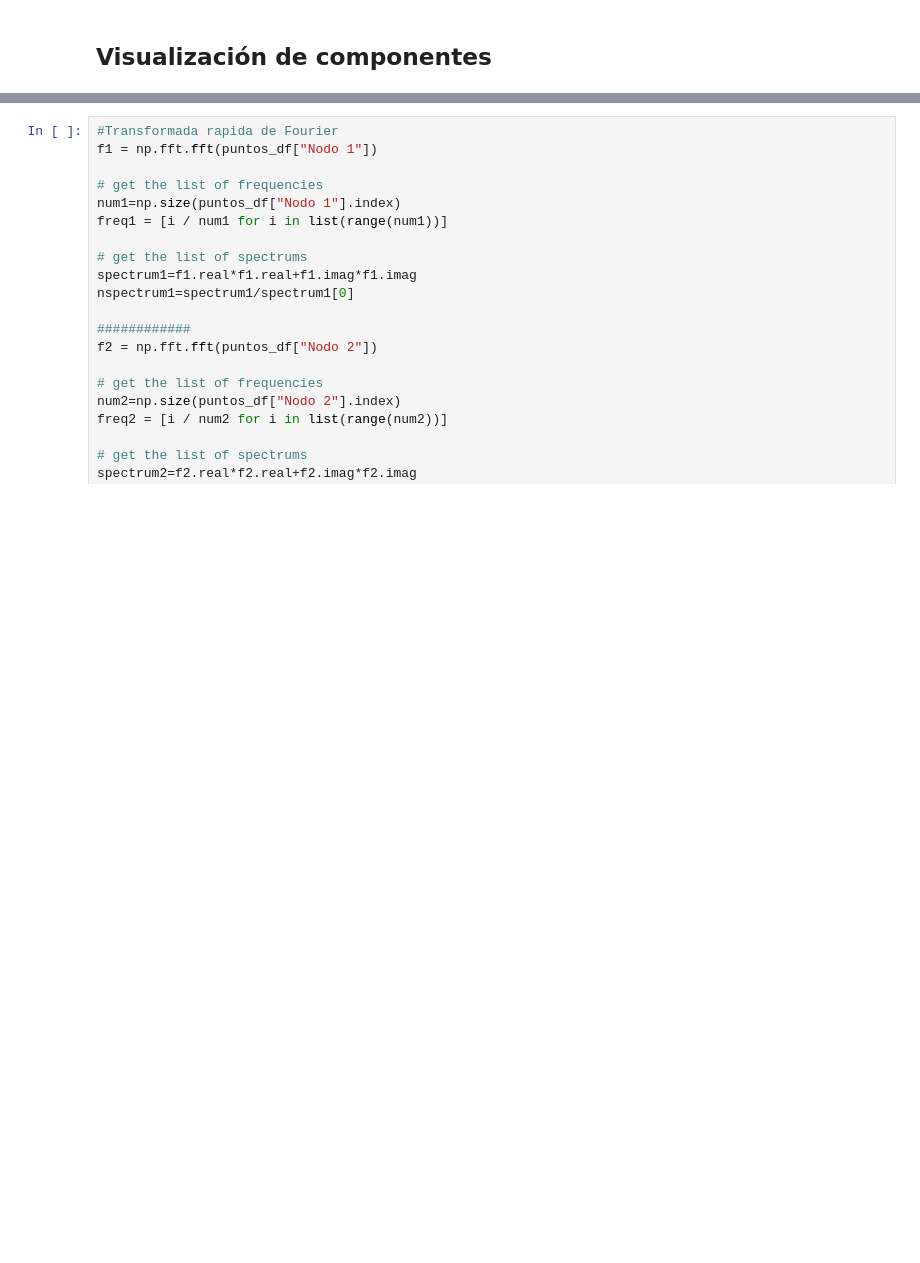
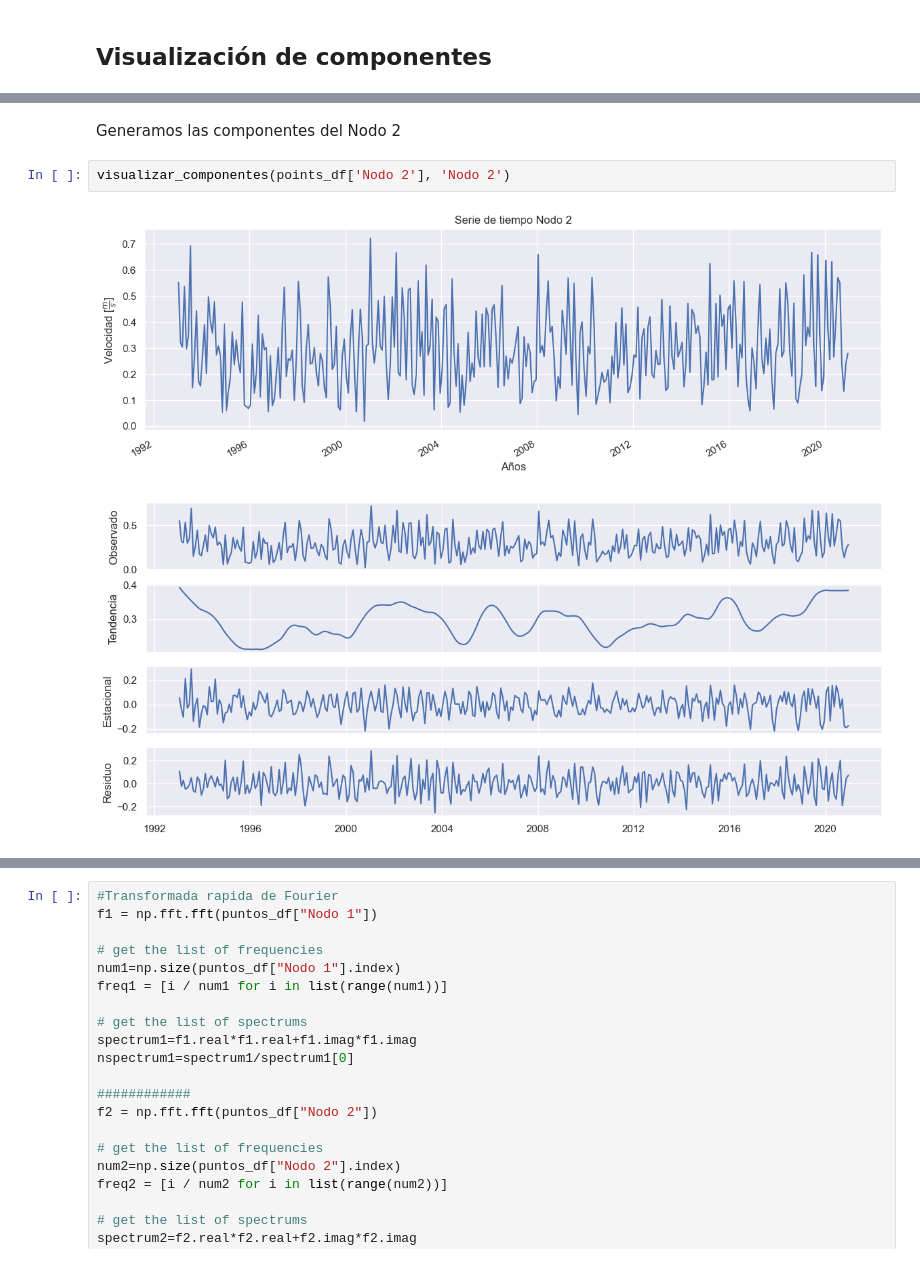
Before and after one commit to neyberson/Oceanography_analysis, a Jupyter notebook: Scripts/SerieDeTiempo.ipynb, the cells around one changed output, grey strips where cells are left out. Saved outputs shown, nothing was run; the diff lists cells and outputs as text; blank space fills up the shorter version.

```diff
--- a/Scripts/SerieDeTiempo.ipynb
+++ b/Scripts/SerieDeTiempo.ipynb
@@ -167,0 +97,7 @@ plt.show()
+# %% [markdown]
+Generamos las componentes del Nodo 2
+# %%
+visualizar_componentes(points_df['Nodo 2'], 'Nodo 2')
+# %% [output]
+[figure, added]
+[figure, added]
```
Also changed, not shown: parts of 31 cells of this notebook.
